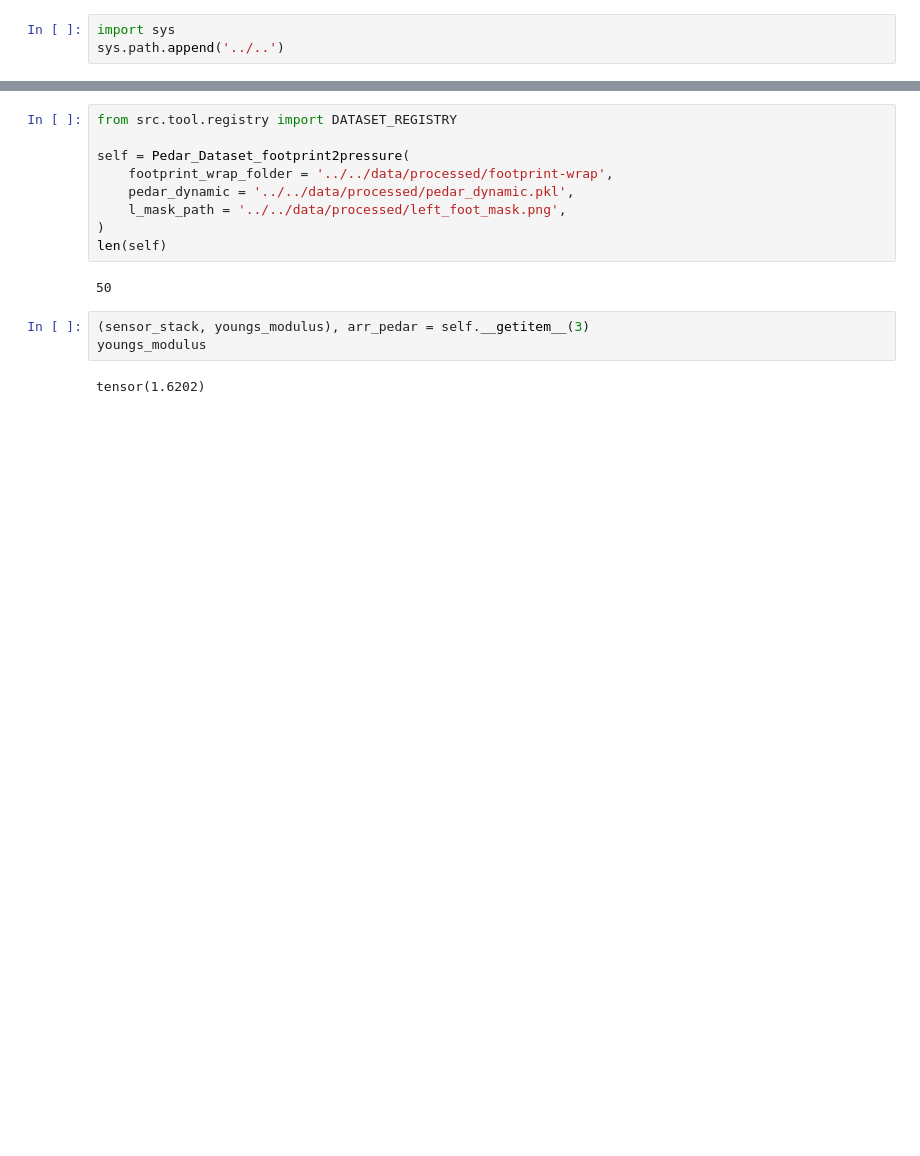
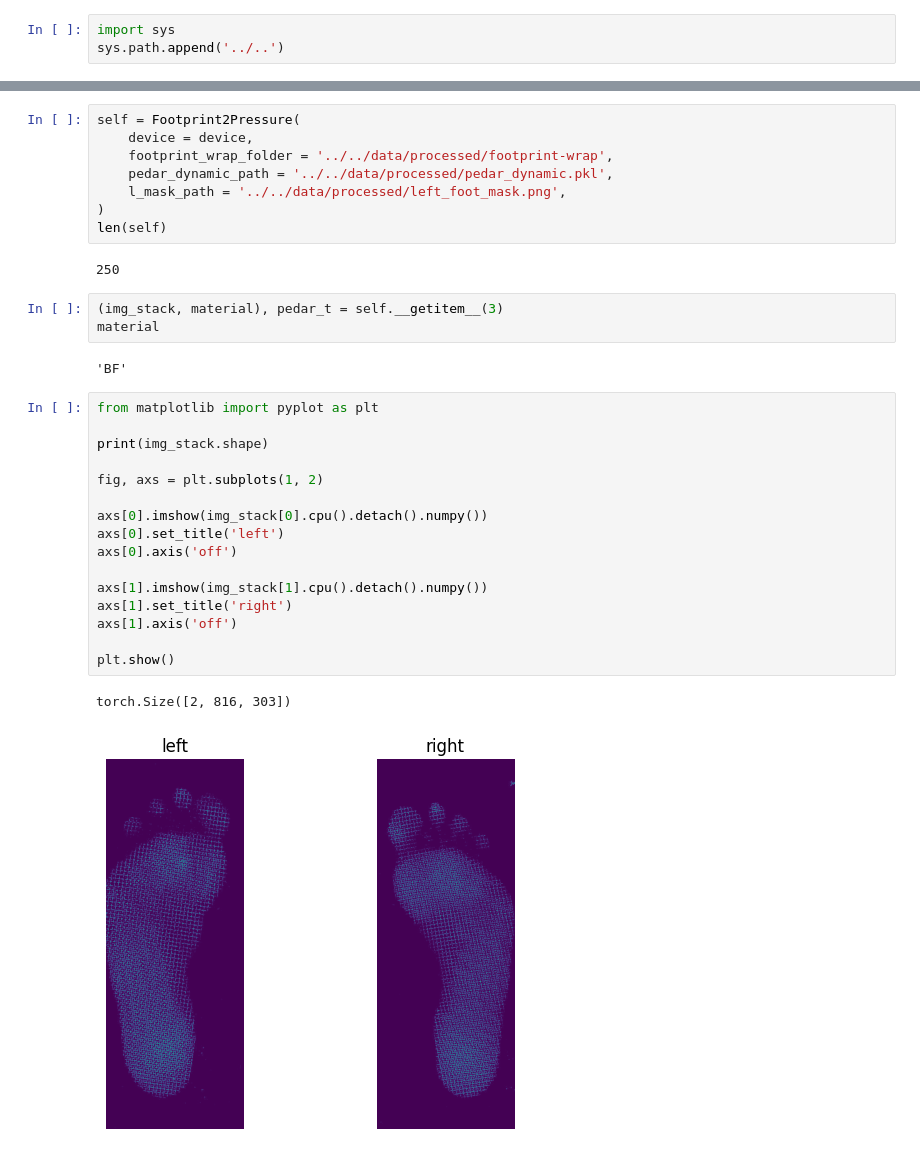
Before and after one commit to liu-qilong/footprint-to-pressure-unified, a Jupyter notebook: notebook/prototype/dataset.ipynb, the cells around one changed output, grey strips where cells are left out. Saved outputs shown, nothing was run; the diff lists cells and outputs as text; blank space fills up the shorter version.

```diff
--- a/notebook/prototype/dataset.ipynb
+++ b/notebook/prototype/dataset.ipynb
@@ -126,16 +130,34 @@ class Pedar_Dataset_footprint2pressure(Dataset):
 # %%
-from src.tool.registry import DATASET_REGISTRY
-
-self = Pedar_Dataset_footprint2pressure(
+self = Footprint2Pressure(
+    device = device,
     footprint_wrap_folder = '../../data/processed/footprint-wrap',
-    pedar_dynamic = '../../data/processed/pedar_dynamic.pkl',
+    pedar_dynamic_path = '../../data/processed/pedar_dynamic.pkl',
     l_mask_path = '../../data/processed/left_foot_mask.png',
 )
 len(self)
 # %% [output]
-50
+250
 # %%
-(sensor_stack, youngs_modulus), arr_pedar = self.__getitem__(3)
-youngs_modulus
+(img_stack, material), pedar_t = self.__getitem__(3)
+material
 # %% [output]
-tensor(1.6202)
+'BF'
+# %%
+from matplotlib import pyplot as plt
+
+print(img_stack.shape)
+
+fig, axs = plt.subplots(1, 2)
+
+axs[0].imshow(img_stack[0].cpu().detach().numpy())
+axs[0].set_title('left')
+axs[0].axis('off')
+
+axs[1].imshow(img_stack[1].cpu().detach().numpy())
+axs[1].set_title('right')
+axs[1].axis('off')
+
+plt.show()
+# %% [output]
+torch.Size([2, 816, 303])
+[figure, added]
```
Also changed, not shown: parts of 16 cells of this notebook, 5 other files.
